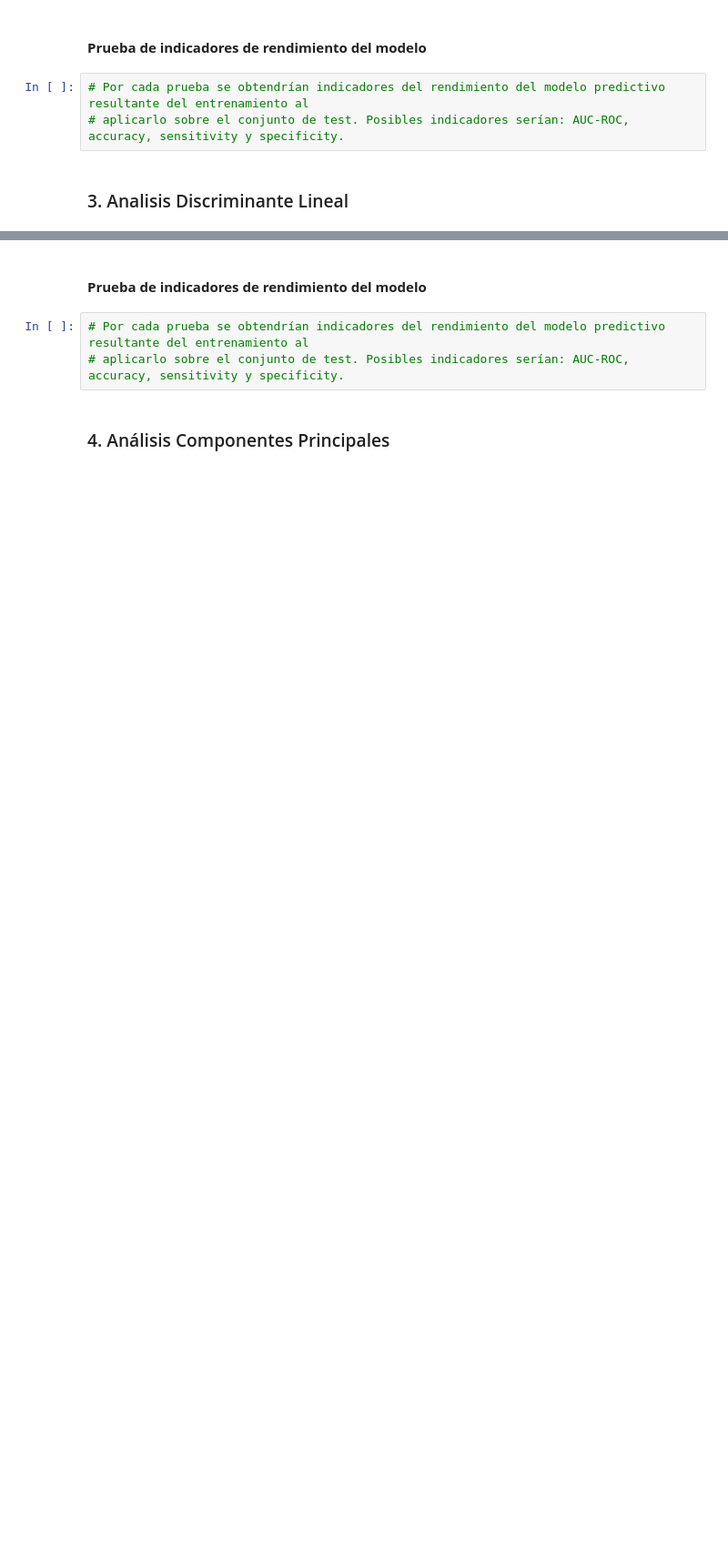
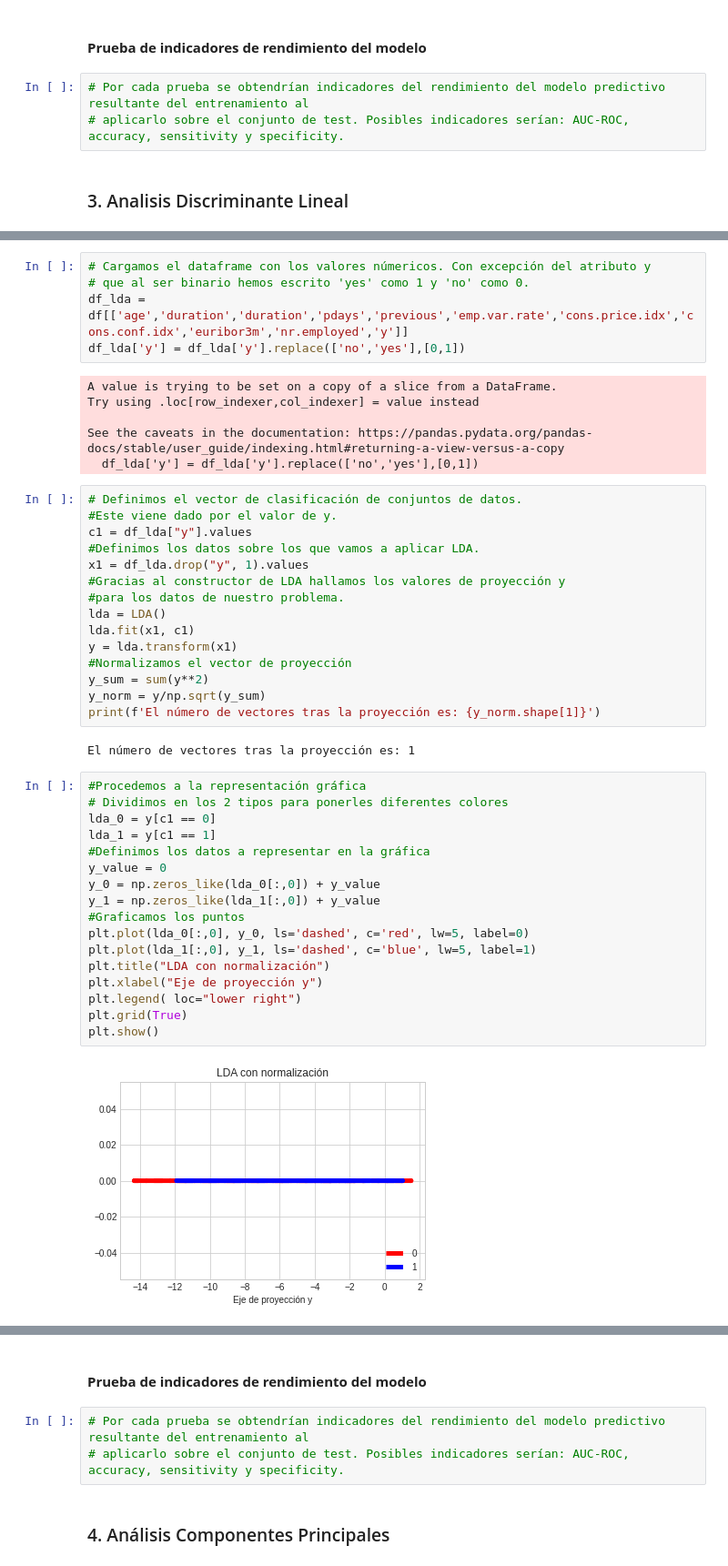
Before and after one commit to Javimh18/AnalisisFund, a Jupyter notebook: P1-2/reduccion_dimensionalidad.ipynb, the cells around one changed output, grey strips where cells are left out. Shown at 91% size. Cells and saved outputs as stored; diff of their text form; blank space fills up the shorter version.

```diff
--- a/P1-2/reduccion_dimensionalidad.ipynb
+++ b/P1-2/reduccion_dimensionalidad.ipynb
@@ -774,0 +778,47 @@ plt.show()
+# %%
+# Cargamos el dataframe con los valores númericos. Con excepción del atributo y
+# que al ser binario hemos escrito 'yes' como 1 y 'no' como 0.
+df_lda = df[['age','duration','duration','pdays','previous','emp.var.rate','cons.price.idx','cons.conf.idx','euribor3m','nr.employed','y']]
+df_lda['y'] = df_lda['y'].replace(['no','yes'],[0,1])
+# %% [output]
+A value is trying to be set on a copy of a slice from a DataFrame.
+Try using .loc[row_indexer,col_indexer] = value instead
+
+See the caveats in the documentation: https://pandas.pydata.org/pandas-docs/stable/user_guide/indexing.html#returning-a-view-versus-a-copy
+  df_lda['y'] = df_lda['y'].replace(['no','yes'],[0,1])
+# %%
+# Definimos el vector de clasificación de conjuntos de datos.
+#Este viene dado por el valor de y.
+c1 = df_lda["y"].values
+#Definimos los datos sobre los que vamos a aplicar LDA.
+x1 = df_lda.drop("y", 1).values
+#Gracias al constructor de LDA hallamos los valores de proyección y
+#para los datos de nuestro problema.
+lda = LDA()
+lda.fit(x1, c1)
+y = lda.transform(x1)
+#Normalizamos el vector de proyección
+y_sum = sum(y**2)
+y_norm = y/np.sqrt(y_sum)
+print(f'El número de vectores tras la proyección es: {y_norm.shape[1]}')
+# %% [output]
+El número de vectores tras la proyección es: 1
+# %%
+#Procedemos a la representación gráfica
+# Dividimos en los 2 tipos para ponerles diferentes colores
+lda_0 = y[c1 == 0]
+lda_1 = y[c1 == 1]
+#Definimos los datos a representar en la gráfica
+y_value = 0
+y_0 = np.zeros_like(lda_0[:,0]) + y_value
+y_1 = np.zeros_like(lda_1[:,0]) + y_value
+#Graficamos los puntos
+plt.plot(lda_0[:,0], y_0, ls='dashed', c='red', lw=5, label=0)
+plt.plot(lda_1[:,0], y_1, ls='dashed', c='blue', lw=5, label=1)
+plt.title("LDA con normalización")
+plt.xlabel("Eje de proyección y")
+plt.legend( loc="lower right")
+plt.grid(True)
+plt.show()
+# %% [output]
+[figure, added]
```
Also changed, not shown: parts of 15 cells of this notebook.
